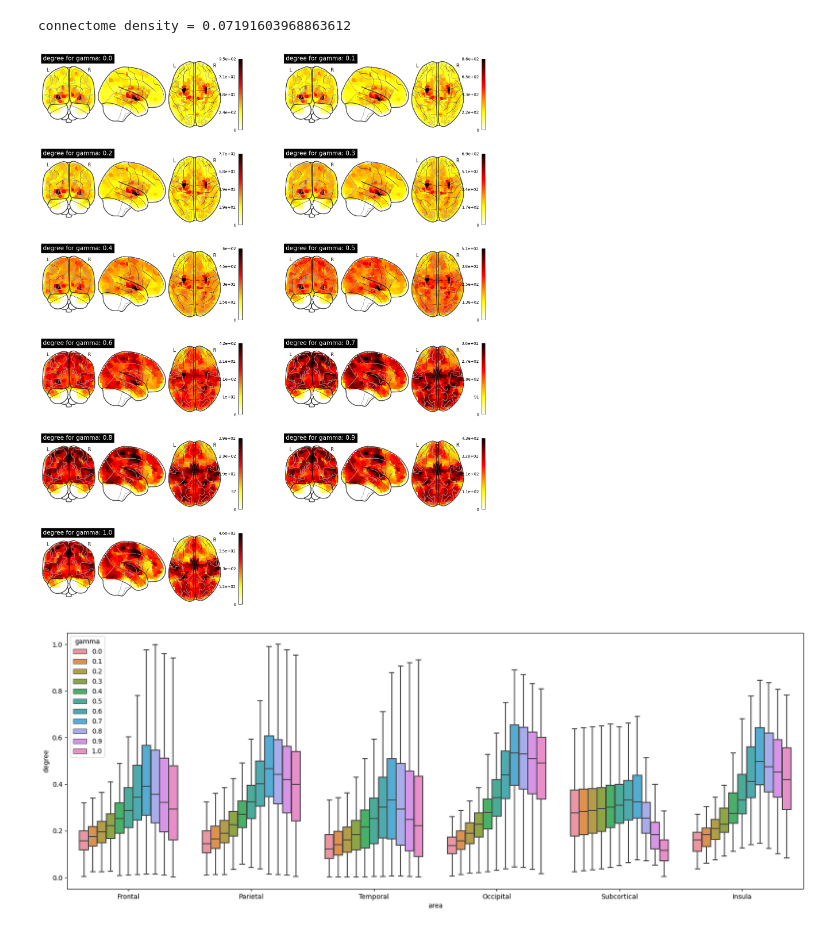
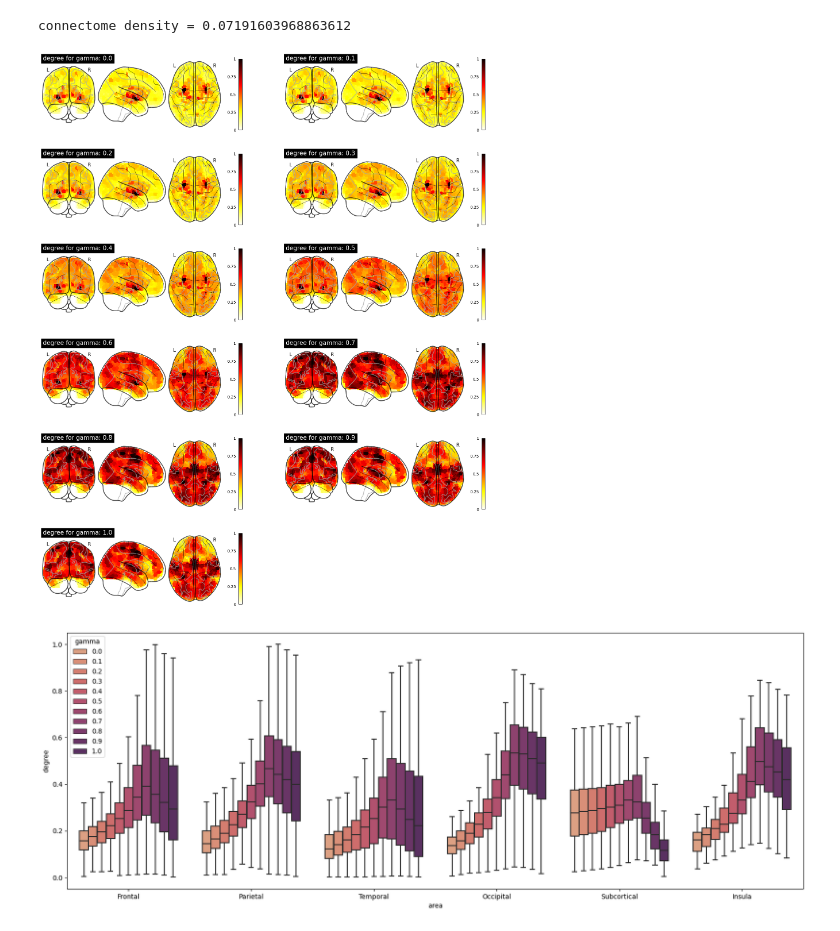
Before and after one commit to compneurobilbao/bha2, a Jupyter notebook: notebooks/04-fussioned-matrices-degree.ipynb, the cells around one changed output. Drawn from its saved outputs; the diff is of its cells as text; code cells hidden in the pictures.

```diff
--- a/notebooks/04-fussioned-matrices-degree.ipynb
+++ b/notebooks/04-fussioned-matrices-degree.ipynb
@@ -71,7 +71,7 @@ for idx, g in enumerate(gammas_vec):
     strength_fullmat = cc.sum(axis=0, dtype=float)
     deg_img = np.zeros(initial_parcellation_data.shape)
     for roi in range(len(strength_fullmat)):
-        deg_img[initial_parcellation_data == roi + 1] = strength_fullmat[roi]
+        deg_img[initial_parcellation_data == roi + 1] = strength_fullmat[roi] / np.max(strength_fullmat)
 
     plotting.plot_glass_brain(
         nib.Nifti1Image(deg_img, affine=initial_parcellation.affine),
@@ -96,7 +96,7 @@ for idx, g in enumerate(gammas_vec):
         ),
     )
 # %% [output]
-[figure, old version]
+[figure, new version]
 # %%
 gammas_vec = [0.0, 0.1, 0.2, 0.3, 0.4, 0.5, 0.6, 0.7, 0.8, 0.9, 1.0]
 lobe_list = ["Frontal", "Parietal", "Temporal", "Occipital", "Subcortical", "Insula"]
@@ -104,32 +104,32 @@ lobe_list = ["Frontal", "Parietal", "Temporal", "Occipital", "Subcortical", "Ins
 strength_vals = []
 area_name = []
 gamma_val = []
 for lobe in lobe_list:
     lobe_mask = nib.load(
         os.path.join(
             project_path, "brain_templates", "lobule_masks", lobe + "_mask.nii.gz"
         )
     )
     lobe_rois = get_atlas_rois_from_mask(lobe_mask, initial_parcellation)
     for g in gammas_vec:
         cc = abs(((g * abs(fcm_bin)) + ((1 - g) * scm_bin)))
         strength_fullmat = cc.sum(axis=0, dtype=float)
         for roi in lobe_rois:
             strength_vals.append(
                 strength_fullmat[int(roi) - 1] / np.max(strength_fullmat)
             )
             area_name.append(lobe)
             gamma_val.append(g)
 
 plt.rcParams["figure.figsize"] = [20, 7]
 fig = plt.figure()
 df = pd.DataFrame({"degree": strength_vals, "area": area_name, "gamma": gamma_val})
-sns.boxplot(x="area", y="degree", hue="gamma", data=df, showfliers=False)
+sns.boxplot(x="area", y="degree", hue="gamma", data=df, showfliers=False, palette="flare")
 plt.savefig(
         os.path.join(project_path, "data", "results", "figures", "gamma_degrees_lobules.svg"),
         dpi=300,
         bbox_inches="tight",
         format="svg",
     )
 # %% [output]
-[figure, old version]
+[figure, new version]
```
Also changed, not shown: 2 other files.
